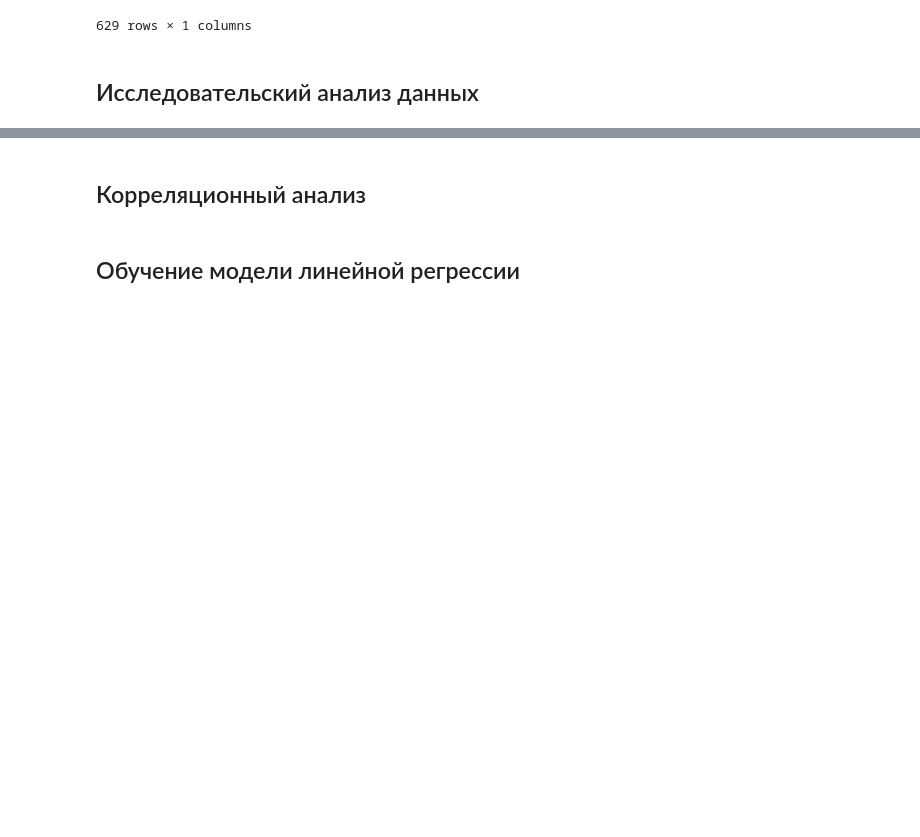
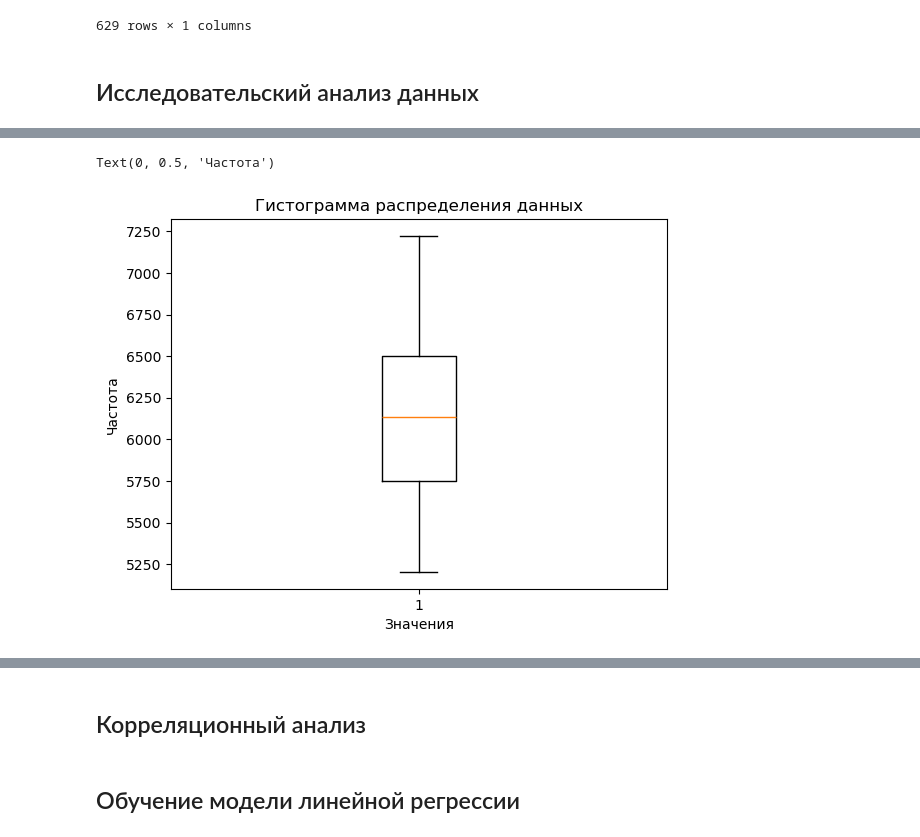
Before and after one commit to butuzovzeleboba/Linear-models-in-machine-learning, a Jupyter notebook: Linear models in machine learning.ipynb, the cells around one changed output, grey strips where cells are left out. Drawn from its saved outputs; the diff is of its cells as text; code cells hidden in the pictures; blank space fills up the shorter version.

```diff
--- a/Linear models in machine learning.ipynb
+++ b/Linear models in machine learning.ipynb
@@ -523,0 +549,8 @@ ferma_dad
+# %%
+plt.boxplot(ferma_main['удой_кг']);
+plt.title('Гистограмма распределения данных')
+plt.xlabel('Значения')
+plt.ylabel('Частота')
+# %% [output]
+Text(0, 0.5, 'Частота')
+[figure, added]
```
Also changed, not shown: parts of 27 cells of this notebook.
